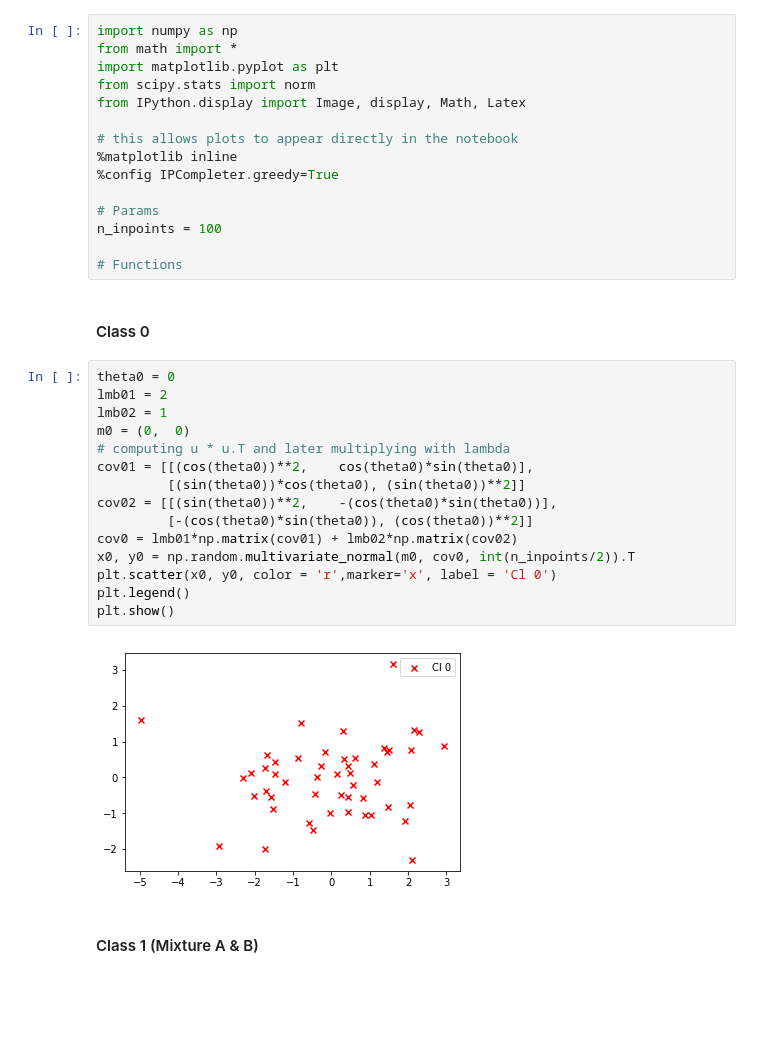
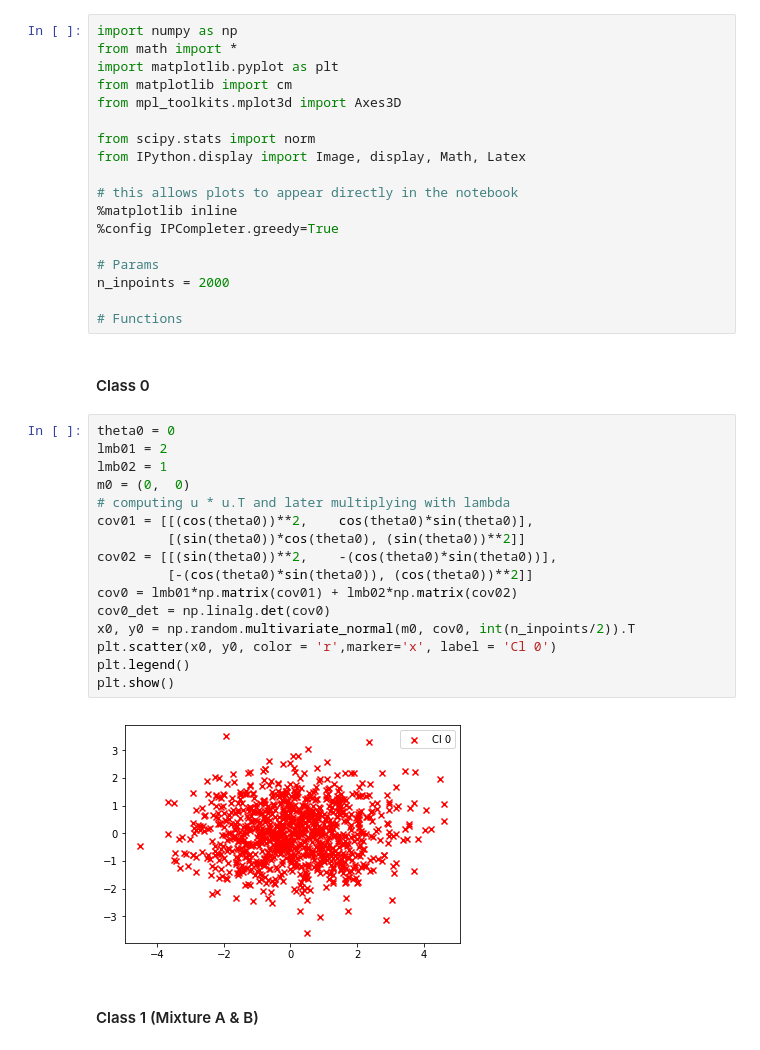
Before and after one commit to karmarv/mlearn, a Jupyter notebook: ml-h/h1-logreg.ipynb, the cells around one changed output. Saved outputs shown, nothing was run; the diff lists cells and outputs as text; blank space fills up the shorter version.

```diff
--- a/ml-h/h1-logreg.ipynb
+++ b/ml-h/h1-logreg.ipynb
@@ -6,6 +6,9 @@
 import numpy as np
 from math import *
 import matplotlib.pyplot as plt
+from matplotlib import cm
+from mpl_toolkits.mplot3d import Axes3D
+
 from scipy.stats import norm
 from IPython.display import Image, display, Math, Latex
 
@@ -14,7 +17,7 @@ from IPython.display import Image, display, Math, Latex
 %config IPCompleter.greedy=True
 
 # Params
-n_inpoints = 100
+n_inpoints = 2000
 
 # Functions
 # %% [markdown]
@@ -22,20 +25,21 @@ n_inpoints = 100
 # %%
 theta0 = 0
 lmb01 = 2
 lmb02 = 1
 m0 = (0,  0)
 # computing u * u.T and later multiplying with lambda
 cov01 = [[(cos(theta0))**2,    cos(theta0)*sin(theta0)],
          [(sin(theta0))*cos(theta0), (sin(theta0))**2]]
 cov02 = [[(sin(theta0))**2,    -(cos(theta0)*sin(theta0))],
          [-(cos(theta0)*sin(theta0)), (cos(theta0))**2]]
 cov0 = lmb01*np.matrix(cov01) + lmb02*np.matrix(cov02)
+cov0_det = np.linalg.det(cov0)
 x0, y0 = np.random.multivariate_normal(m0, cov0, int(n_inpoints/2)).T
 plt.scatter(x0, y0, color = 'r',marker='x', label = 'Cl 0')
 plt.legend()
 plt.show()
 # %% [output]
-[figure, old version]
+[figure, new version]
 # %% [markdown]
 #### Class 1 (Mixture A & B)
 # %%
```
Also changed, not shown: parts of 10 cells of this notebook.
